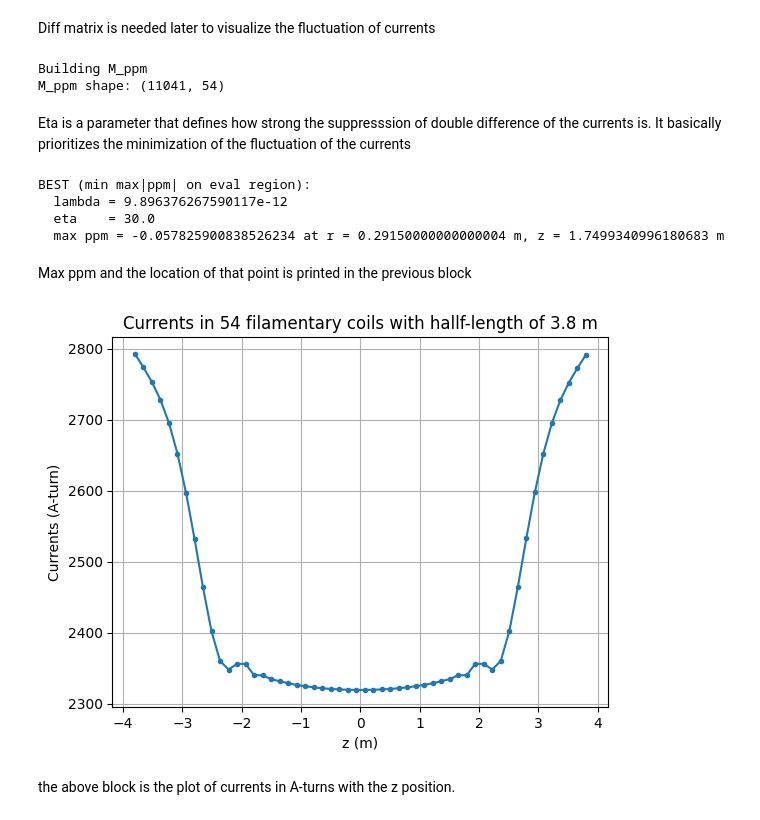
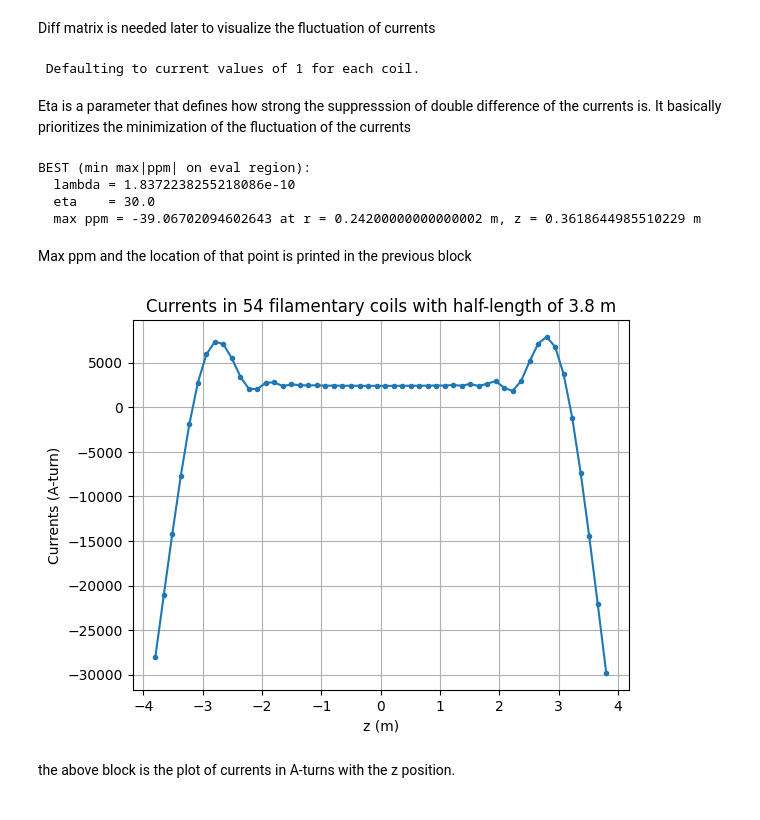
Before and after one commit to jseguine/Project8_bfield, a Jupyter notebook: interactiveChebyGood.ipynb, the cells around one changed output. Drawn from its saved outputs; the diff is of its cells as text; code cells hidden in the pictures.

```diff
--- a/interactiveChebyGood.ipynb
+++ b/interactiveChebyGood.ipynb
@@ -387,0 +384,3 @@ Printing M for checks and balances
+# %%
+M_fit = np.copy(field_M["Bz"])
+b_fit = np.full(M_fit.shape[0], B0, dtype=float)
@@ -397,2 +399,29 @@ M_fit shape: (12000, 54)
 # %% [markdown]
 Now we have weighting of the points of evaluation. In this example it is a chebyshev distribution. You can have both radial and longitudinal weighting
+# %%
+def weights_z_sigmoid(z, z0=2.5, alpha=0.1, k=20.0):
+    return alpha + (1-alpha)/(1+np.exp(k*(np.abs(z)-z0)))
+
+wz = weights_z_sigmoid(z_fit, z0=2.5, alpha=0.1, k=20.0)
+
+p = 2.0                 # the power being squared was as inherited
+wr = np.zeros(n_rφ)     # weights should apply to every point in the x-y plane
+n = 0                   # counts index for weights
+min_weight = 0.2        # minimum weighting used
+
+# iterate to set equal weights for everything at identical radii from the center
+unique_w = np.zeros_like(r_fit)
+for i in range(len(φ_fit)):
+    for j in range(len(φ_fit[i])):
+        wr[n] = max((r_fit[i] / np.max(r_fit))**p, min_weight)
+        n += 1
+    unique_w[i] = wr[n-1]
+
+
+wr[0] = max(wr[0], 0.2)
+
+w_rows = np.concatenate([np.sqrt(wz) * np.sqrt(wr_i) for wr_i in wr]) # apply sigmoid based on z
+print(w_rows)
+
+A = M_fit * w_rows[:, None]
+b = b_fit * w_rows
@@ -462,14 +494,22 @@ def solve_tikhonov_curvature(A, b, lam, eta, D2tD2):
     Atb = A.T @ b
     R = np.eye(A.shape[1]) + (eta**2) * D2tD2
     return np.linalg.solve(AtA + (lam**2) * R, Atb)
+# %%
+grid_ppm = np.zeros((len(z_ppm) * n_rφ_ppm, 3))
+
+
+for i in range(len(z_ppm)):
+    for j in range(n_rφ_ppm):
+        grid[i*n_rφ_ppm + j] = np.array([xy_ppm[j, 0], xy_ppm[j, 1], z_ppm[i]])
+bfield_params_ppm = bfield_inputs(coil_list, grid_ppm)
+field_M_ppm = build_M_bfield(bfield_params["coil"], bfield_params["grid"], bfield_params["current"])
+# %% [output]
+ Defaulting to current values of 1 for each coil.
 # %%
-print("Building M_ppm")
-M_ppm = build_M_Bz(r_ppm, z_ppm, z_coils, R_coils, nseg=720)
-b_ppm = np.full(M_ppm.shape[0], B0, dtype=float)
-print("M_ppm shape:", M_ppm.shape)
+# print("Building M_ppm")
+# M_ppm = build_M_Bz(r_ppm, z_ppm, z_coils, R_coils, nseg=720)
+# b_ppm = np.full(M_ppm.shape[0], B0, dtype=float)
+# print("M_ppm shape:", M_ppm.shape)
-# %% [output]
-Building M_ppm
-M_ppm shape: (11041, 54)
 # %% [markdown]
 Eta is a parameter that defines how strong the suppresssion of double difference of the currents is. It basically prioritizes the minimization of the fluctuation of the currents
 # %%
@@ -500,7 +540,7 @@ for ie, eta in enumerate(eta_grid):
     for il, lam in enumerate(lam_grid):
         I = solve_tikhonov_curvature(A, b, lam, eta, D2tD2)
 
-        B_pred = M_ppm @ I
+        B_pred = field_M_ppm["Bz"] @ I
         ppm = 1e6 * (B_pred - B0) / B0
 
         idx = int(np.argmax(np.abs(ppm)))
@@ -508,7 +548,7 @@ for ie, eta in enumerate(eta_grid):
 
         ir = idx // nz_ppm
         iz = idx % nz_ppm
-        r_worst = float(r_ppm[ir])
+        r_worst = float(np.linalg.norm(xy_ppm[ir]))
         z_worst = float(z_ppm[iz])
 
         obj_val = abs(max_ppm)
@@ -531,23 +571,23 @@ print("  eta    =", best["eta"])
 print("  max ppm =", best["max_ppm"], "at r =", best["max_r"], "m, z =", best["max_z"], "m")
 # %% [output]
 BEST (min max|ppm| on eval region):
-  lambda = 9.896376267590117e-12
+  lambda = 1.8372238255218086e-10
   eta    = 30.0
-  max ppm = -0.057825900838526234 at r = 0.29150000000000004 m, z = 1.7499340996180683 m
+  max ppm = -39.06702094602643 at r = 0.24200000000000002 m, z = 0.3618644985510229 m
 # %% [markdown]
 Max ppm and the location of that point is printed in the previous block
 # %%
 I_sol = best["I"]
 
 plt.figure()
 plt.plot(z_coils, I_sol, ".-")
 plt.xlabel("z (m)")
 plt.ylabel("Currents (A-turn)")
-plt.title("Currents in 54 filamentary coils with hallf-length of 3.8 m")
+plt.title("Currents in 54 filamentary coils with half-length of 3.8 m")
 plt.grid(True)
 plt.show()
 # %% [output]
-[figure, old version]
+[figure, new version]
 # %% [markdown]
 the above block is the plot of currents in A-turns with the z position.
 # %%
```
Also changed, not shown: parts of 16 cells of this notebook, 1 other file.
